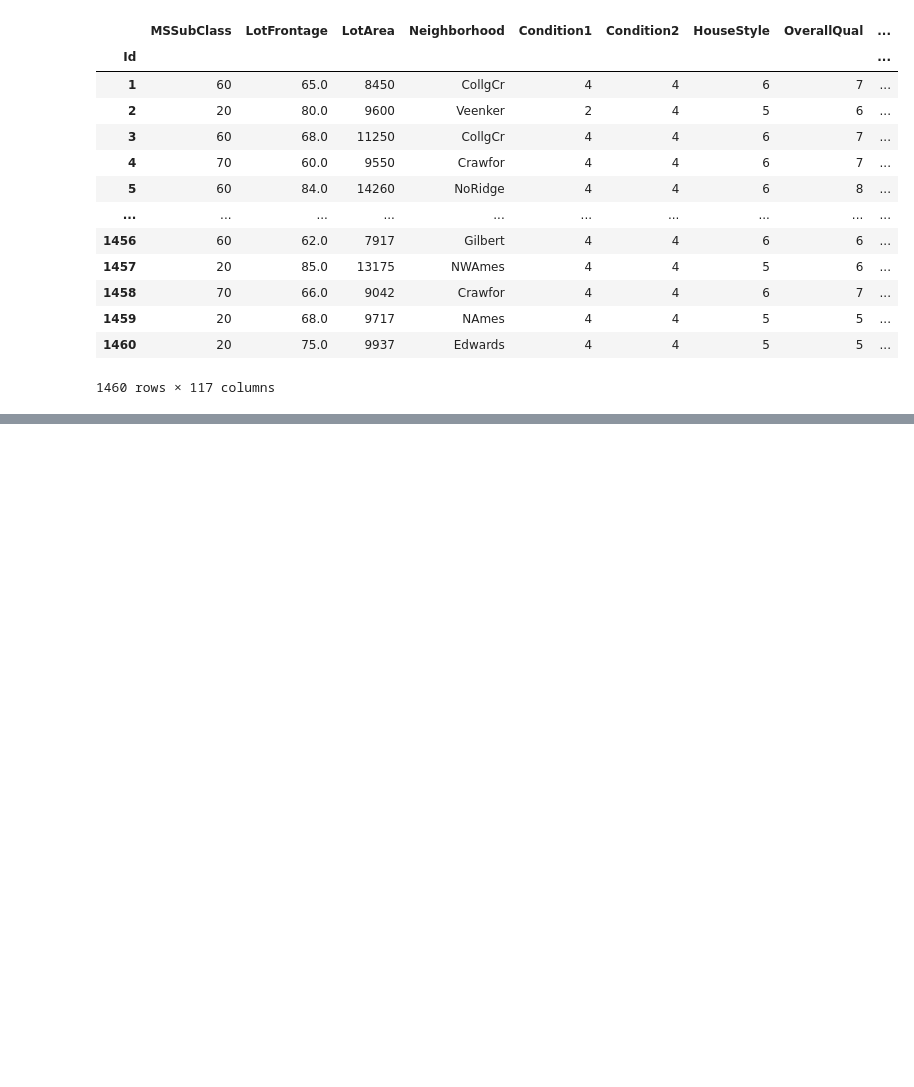
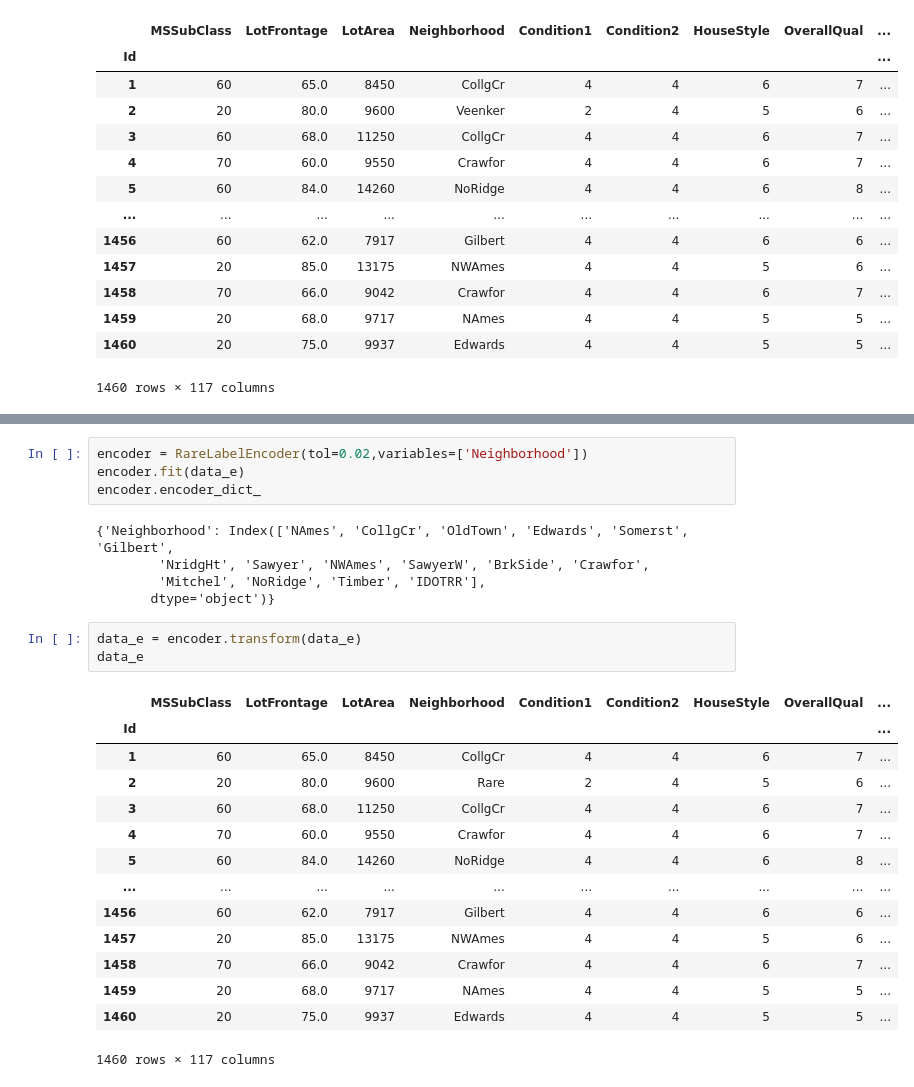
Before and after one commit to ashen007/Feature_enginering, a Jupyter notebook: notebooks/case study/encoding & transformation.ipynb, the cells around one changed output, grey strips where cells are left out. Drawn from its saved outputs; the diff is of its cells as text; blank space fills up the shorter version.

```diff
--- a/notebooks/case study/encoding & transformation.ipynb
+++ b/notebooks/case study/encoding & transformation.ipynb
@@ -140,0 +202,27 @@ data_e
+# %%
+encoder = RareLabelEncoder(tol=0.02,variables=['Neighborhood'])
+encoder.fit(data_e)
+encoder.encoder_dict_
+# %% [output]
+{'Neighborhood': Index(['NAmes', 'CollgCr', 'OldTown', 'Edwards', 'Somerst', 'Gilbert',
+        'NridgHt', 'Sawyer', 'NWAmes', 'SawyerW', 'BrkSide', 'Crawfor',
+        'Mitchel', 'NoRidge', 'Timber', 'IDOTRR'],
+       dtype='object')}
+# %%
+data_e = encoder.transform(data_e)
+data_e
+# %% [output]
+|  | MSSubClass | LotFrontage | LotArea | Neighborhood | Condition1 | Condition2 | HouseStyle | OverallQual | ... |
+| Id |  |  |  |  |  |  |  |  | ... |
+| 1 | 60 | 65.0 | 8450 | CollgCr | 4 | 4 | 6 | 7 | ... |
+| 2 | 20 | 80.0 | 9600 | Rare | 2 | 4 | 5 | 6 | ... |
+| 3 | 60 | 68.0 | 11250 | CollgCr | 4 | 4 | 6 | 7 | ... |
+| 4 | 70 | 60.0 | 9550 | Crawfor | 4 | 4 | 6 | 7 | ... |
+| 5 | 60 | 84.0 | 14260 | NoRidge | 4 | 4 | 6 | 8 | ... |
+| ... | ... | ... | ... | ... | ... | ... | ... | ... | ... |
+| 1456 | 60 | 62.0 | 7917 | Gilbert | 4 | 4 | 6 | 6 | ... |
+| 1457 | 20 | 85.0 | 13175 | NWAmes | 4 | 4 | 5 | 6 | ... |
+| 1458 | 70 | 66.0 | 9042 | Crawfor | 4 | 4 | 6 | 7 | ... |
+| 1459 | 20 | 68.0 | 9717 | NAmes | 4 | 4 | 5 | 5 | ... |
+| 1460 | 20 | 75.0 | 9937 | Edwards | 4 | 4 | 5 | 5 | ... |
+1460 rows × 117 columns
```
Also changed, not shown: parts of 12 cells of this notebook.
